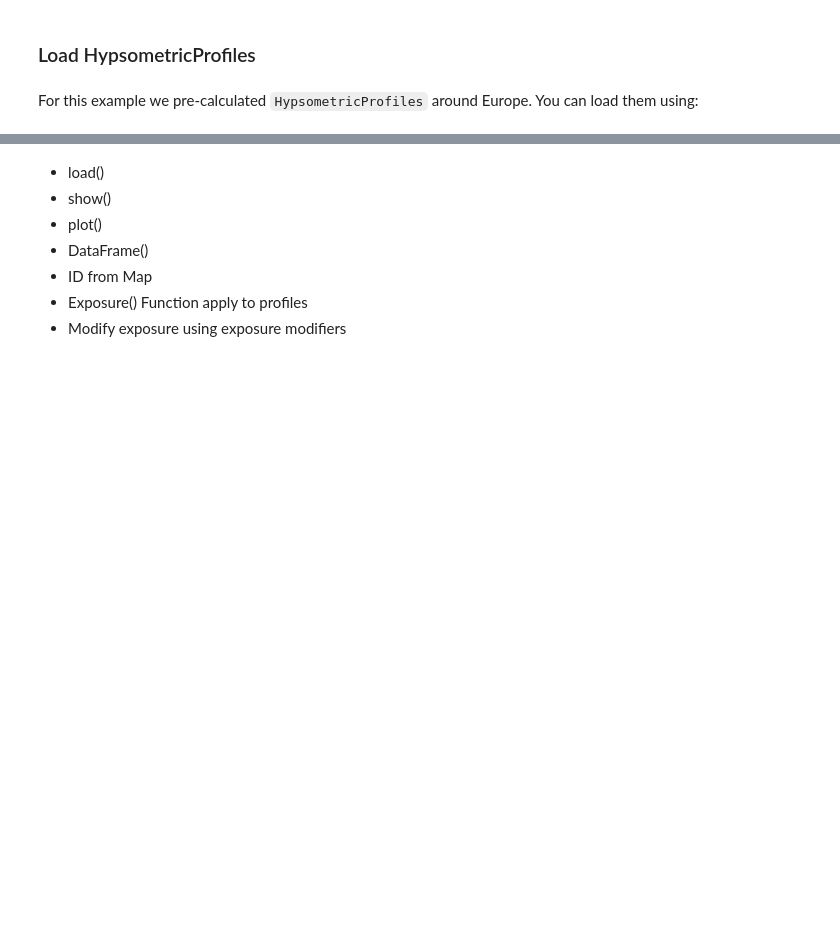
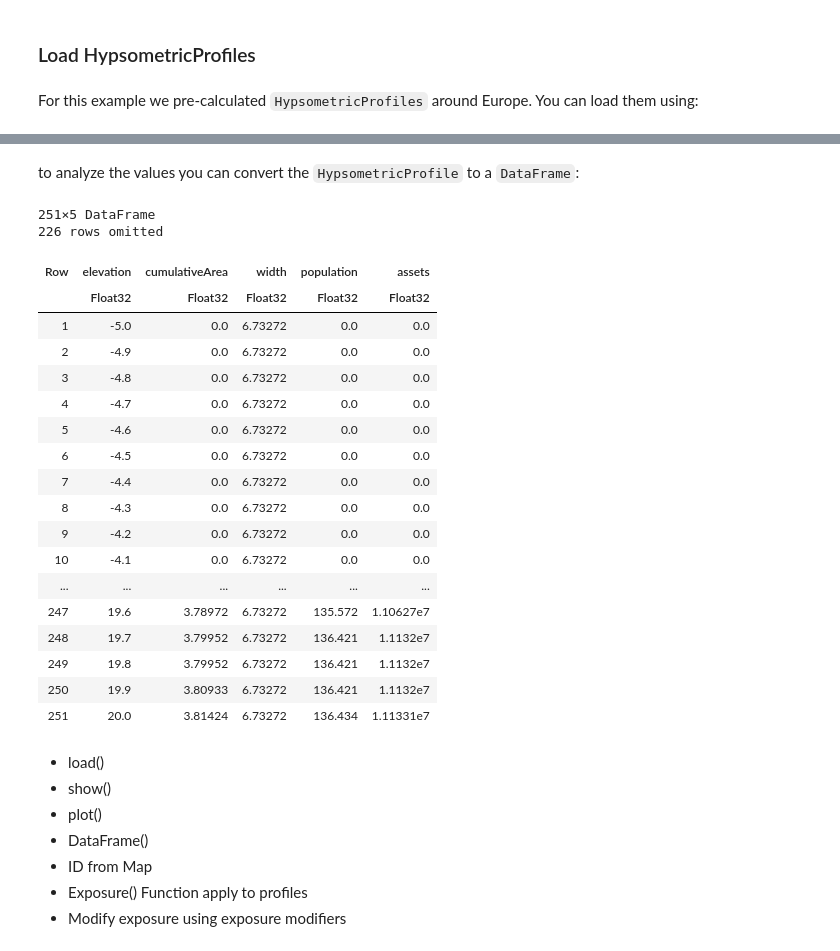
Before and after one commit to GlobalClimateForum/DIVACoast.jl, a Jupyter notebook: text_example/bilbao_summer_school_25.ipynb, the cells around one changed output, grey strips where cells are left out. Drawn from its saved outputs; the diff is of its cells as text; code cells hidden in the pictures; blank space fills up the shorter version.

```diff
--- a/text_example/bilbao_summer_school_25.ipynb
+++ b/text_example/bilbao_summer_school_25.ipynb
@@ -62,3 +98,28 @@ hypsometric_profiles = load(testdata)
+# %% [markdown]
+to analyze the values you can convert the `HypsometricProfile` to a `DataFrame`:
+# %%
+hp_roi_df = DataFrame(hp_roi)
+# %% [output]
+251×5 DataFrame
+226 rows omitted
+| Row | elevation | cumulativeArea | width | population | assets |
+|  | Float32 | Float32 | Float32 | Float32 | Float32 |
+| 1 | -5.0 | 0.0 | 6.73272 | 0.0 | 0.0 |
+| 2 | -4.9 | 0.0 | 6.73272 | 0.0 | 0.0 |
+| 3 | -4.8 | 0.0 | 6.73272 | 0.0 | 0.0 |
+| 4 | -4.7 | 0.0 | 6.73272 | 0.0 | 0.0 |
+| 5 | -4.6 | 0.0 | 6.73272 | 0.0 | 0.0 |
+| 6 | -4.5 | 0.0 | 6.73272 | 0.0 | 0.0 |
+| 7 | -4.4 | 0.0 | 6.73272 | 0.0 | 0.0 |
+| 8 | -4.3 | 0.0 | 6.73272 | 0.0 | 0.0 |
+| 9 | -4.2 | 0.0 | 6.73272 | 0.0 | 0.0 |
+| 10 | -4.1 | 0.0 | 6.73272 | 0.0 | 0.0 |
+| ... | ... | ... | ... | ... | ... |
+| 247 | 19.6 | 3.78972 | 6.73272 | 135.572 | 1.10627e7 |
+| 248 | 19.7 | 3.79952 | 6.73272 | 136.421 | 1.1132e7 |
+| 249 | 19.8 | 3.79952 | 6.73272 | 136.421 | 1.1132e7 |
+| 250 | 19.9 | 3.80933 | 6.73272 | 136.421 | 1.1132e7 |
+| 251 | 20.0 | 3.81424 | 6.73272 | 136.434 | 1.11331e7 |
 # %% [markdown]
 - load()
 - show()
```
Also changed, not shown: parts of 6 cells of this notebook.
